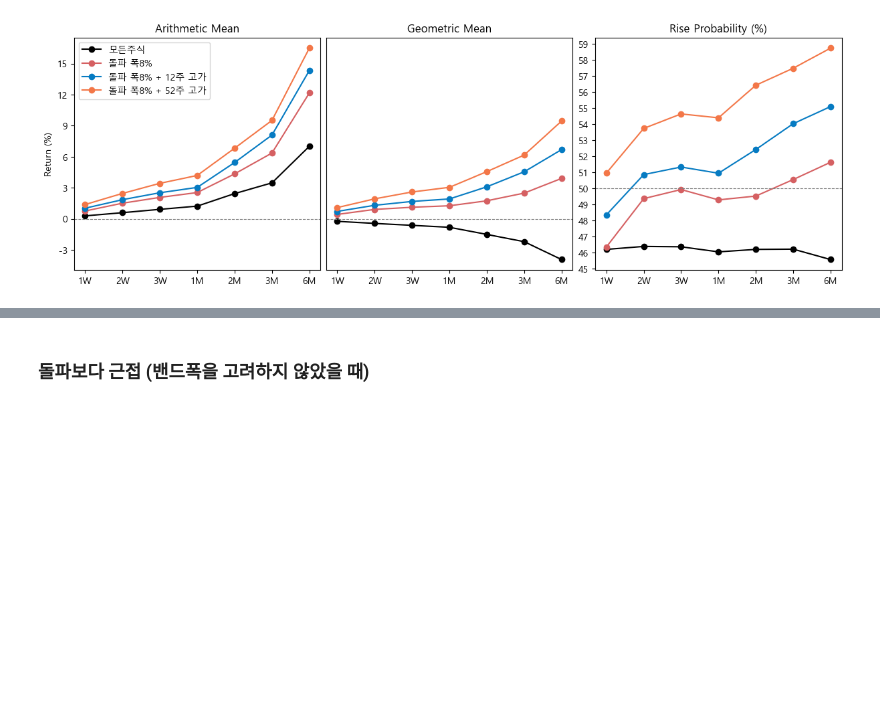
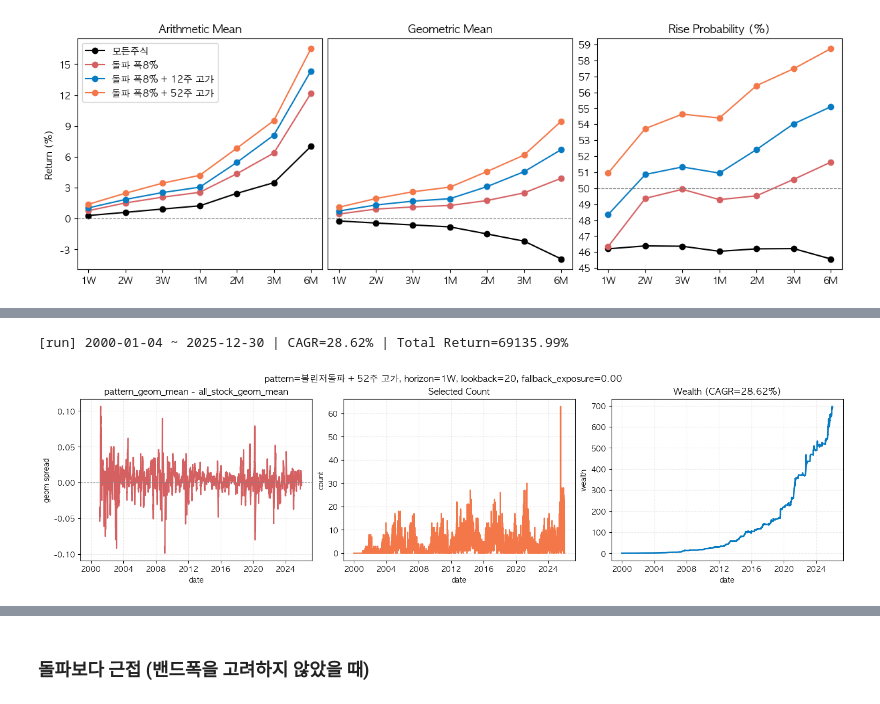
Before and after one commit to gem763/metricstudio, a Jupyter notebook: main.ipynb, the cells around one changed output, grey strips where cells are left out. Saved outputs shown, nothing was run; the diff lists cells and outputs as text; code cells hidden in the pictures; blank space fills up the shorter version.

```diff
--- a/main.ipynb
+++ b/main.ipynb
@@ -207,0 +217,14 @@ stats.plot(end=end_book)
+# %%
+result = bt.run(
+    start="2000-01-01",
+    end="2025-12-31",
+    # name="근접 3% + 5일 유지 + 52주 고가",
+    name="볼린저돌파 + 52주 고가",
+    h=5,         # 또는 20
+    lookback=20,  # 또는 252
+    show_plot=True,
+    fallback_exposure=0.0
+)
+# %% [output]
+[run] 2000-01-04 ~ 2025-12-30 | CAGR=28.62% | Total Return=69135.99%
+[figure, added]
```
Also changed, not shown: parts of 9 cells of this notebook, 1 other file.
